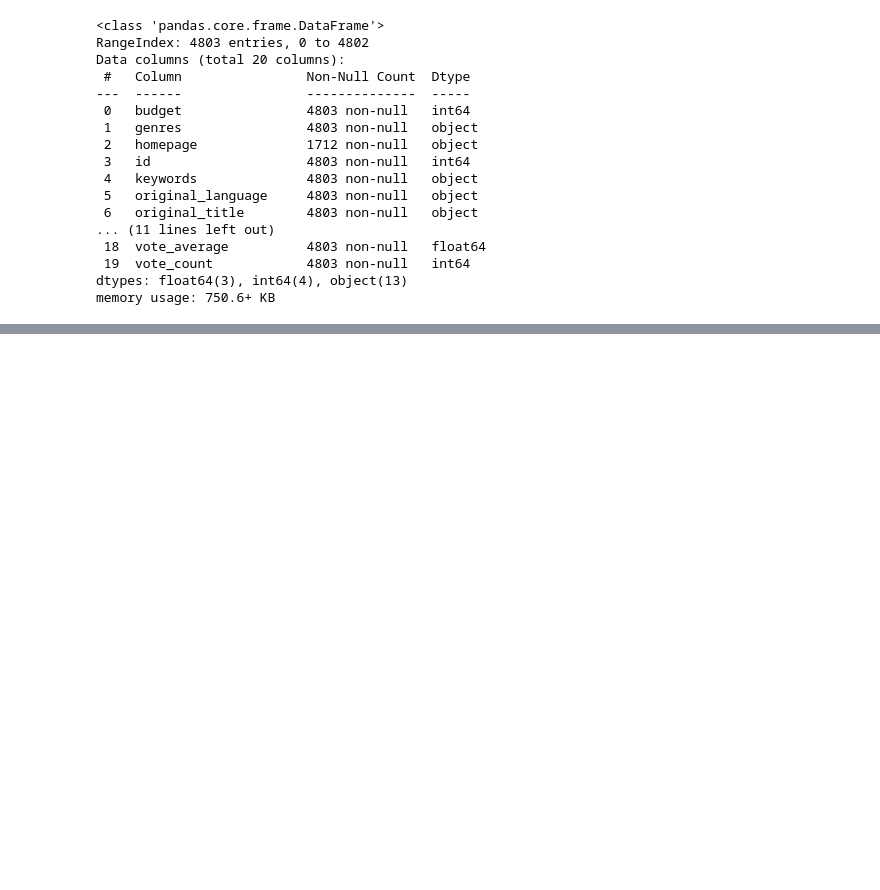
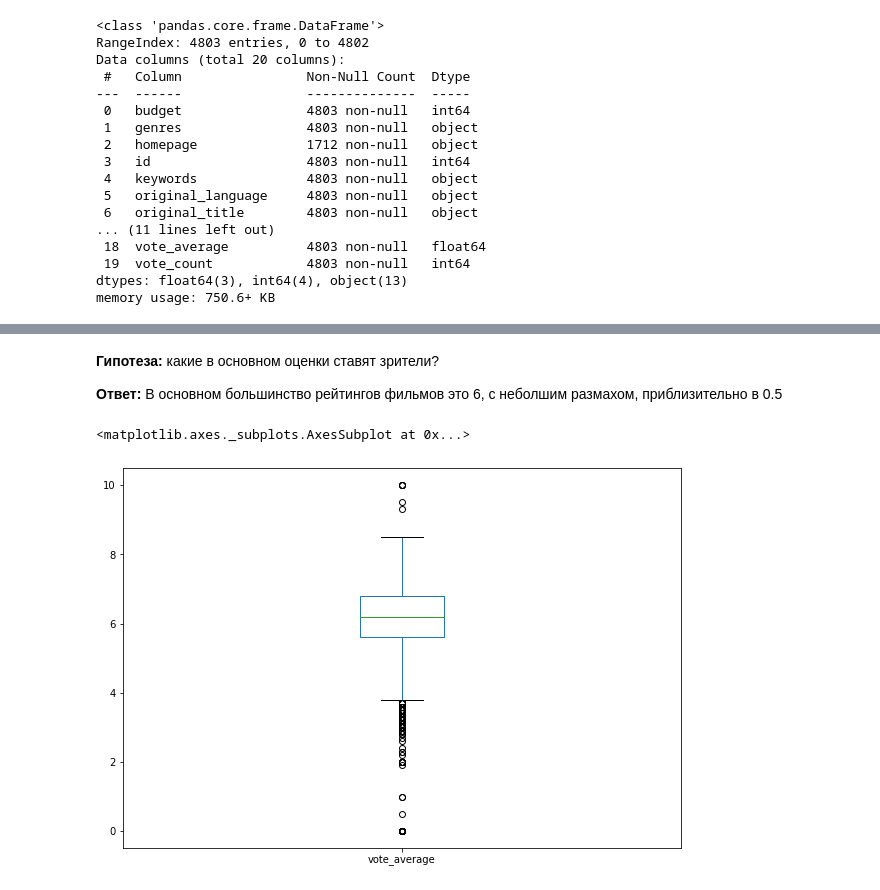
Before and after one commit to zhologali/hw15, a Jupyter notebook: hw15.ipynb, the cells around one changed output, grey strips where cells are left out. Saved outputs shown, nothing was run; the diff lists cells and outputs as text; code cells hidden in the pictures; blank space fills up the shorter version.

```diff
--- a/hw15.ipynb
+++ b/hw15.ipynb
@@ -122,0 +108,9 @@ df[list(df.columns)]\
+# %% [markdown]
+**Гипотеза:** какие в основном оценки ставят зрители?
+
+**Ответ:** В основном большинство рейтингов фильмов это 6, с неболшим размахом, приблизительно в 0.5
+# %%
+df_movies['vote_average'].plot(kind='box')
+# %% [output]
+<matplotlib.axes._subplots.AxesSubplot at 0x...>
+[figure, added]
```
Also changed, not shown: parts of 12 cells of this notebook.
